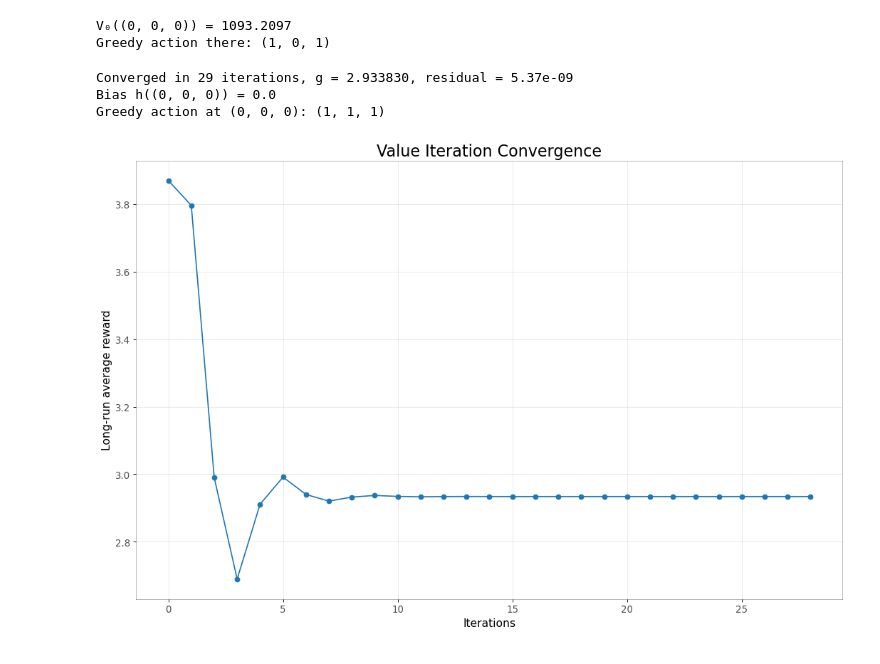
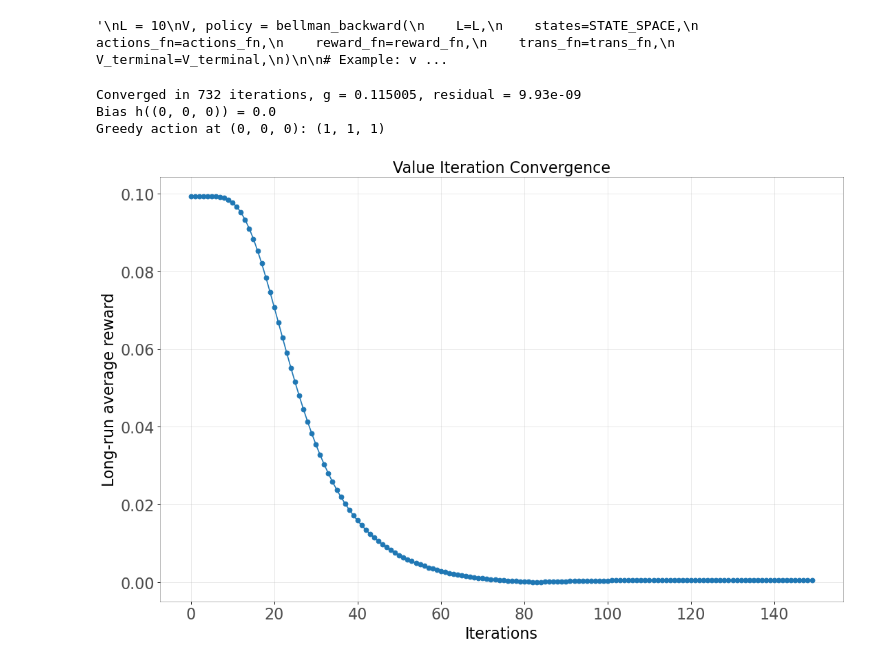
Before and after one commit to danielsloredo/Multi-Secretary-Dyn-Approx, a Jupyter notebook: long-run-average/lookahead_knapsack.ipynb, the cells around one changed output. Cells and saved outputs as stored; diff of their text form; code cells hidden in the pictures.

```diff
--- a/long-run-average/lookahead_knapsack.ipynb
+++ b/long-run-average/lookahead_knapsack.ipynb
@@ -154,13 +154,14 @@ def bellman_backward(
     return V, π
 # %%
 T = 500
-N = 50
+N = 10
 K = 3
-rewards = np.array([1, 2, 3])
-lam_values = np.array([.51, .72, .64])
-mu_values = np.array([.15, .15, .15])
-q = 5
+rewards = np.array([.25, .5, .75])
+lam_values = np.array([.1429, .1429, .1429])
+mu_values = np.array([.3492, .1587, .2212])/N
+q = 10
 drop_factor = 0.3
+x_ref       = (0, 0, 0)
 
 STATE_SPACE = build_state_space(q, K)
 
@@ -212,6 +213,6 @@ initial_states = np.array(list(initial_state_grid(q, K)))  # all initial states
 # ---------- example ----------
       # materialise as a list
 print(f"Number of states: {len(STATE_SPACE)}")      # 1001
-print(STATE_SPACE[:5])
-print(initial_states[:5])
+print(STATE_SPACE[:])
+#print(initial_states[:5])
 # %% [output]
@@ -225,7 +221,9 @@ Number of states: 56
 # %%
 
 in_state = {x: initial_states[i] for i, x in enumerate(STATE_SPACE)}  # all initial states are valid
-V_terminal = {x: fluid_value(lam_values, rewards, mu_values, T, in_state[x], q, loglevel=1)[0] for x in STATE_SPACE}
+V_terminal = {}
+for x in tqdm(STATE_SPACE):
+    V_terminal[x] = fluid_value(lam_values, rewards, mu_values, T, in_state[x], q, loglevel=1)[0]
 
 
 print("Fluid value:", V_terminal)
@@ -251,4 +457,5 @@ Fluid value: {(0, 0, 0): 1076.012522999992, (0, 0, 1): 1075.1251123749919, (0, 0
 # %%
+'''
 L = 10
 V, policy = bellman_backward(
     L=L,
@@ -260,12 +467,12 @@ V, policy = bellman_backward(
 )
 
 # Example: value of the empty system at stage 0
-x0 = (0, 0, 0)
+x0 = (0, 0, 0, 0, 0)
 print(f"V₀({x0}) = {V[0][x0]:.4f}")
 print(f"Greedy action there: {policy[0][x0]}")
+'''
 # %% [output]
-V₀((0, 0, 0)) = 1093.2097
-Greedy action there: (1, 0, 1)
+'\nL = 10\nV, policy = bellman_backward(\n    L=L,\n    states=STATE_SPACE,\n    actions_fn=actions_fn,\n    reward_fn=reward_fn,\n    trans_fn=trans_fn,\n    V_terminal=V_terminal,\n)\n\n# Example: v ...
 # %%
 import math
 from collections import defaultdict
@@ -469,35 +700,36 @@ h, g, policy, n_iter, resid, g_path = relative_value_iteration(
     actions_fn = actions_fn,
     reward_fn  = reward_fn,
     trans_fn   = trans_fn,
-    x_ref      = x_ref,  # initial bias
+    x_ref      = x_ref
 )
 
 print(f"Converged in {n_iter} iterations, g = {g:.6f}, residual = {resid[-1]:.2e}")
 print(f"Bias h({x_ref}) = {h[x_ref]:.1f}")
 print(f"Greedy action at {x_ref}: {policy[x_ref]}")
 # %% [output]
-Converged in 29 iterations, g = 2.933830, residual = 5.37e-09
+Converged in 732 iterations, g = 0.115005, residual = 9.93e-09
 Bias h((0, 0, 0)) = 0.0
 Greedy action at (0, 0, 0): (1, 1, 1)
 # %%
 import matplotlib.pyplot as plt
 
 plt.figure(figsize=(16,10), dpi= 80)
-plt.plot(g_path, marker='o')
-plt.xticks(rotation=0, fontsize=12, horizontalalignment='center', alpha=.7)
-plt.yticks(fontsize=12, alpha=.7)
+plt.plot(np.absolute(g_path[:150] - g), marker='o')
+plt.xticks(rotation=0, fontsize=20, horizontalalignment='center', alpha=.7)
+plt.yticks(fontsize=20, alpha=.7)
 plt.title('Value Iteration Convergence', fontsize=20)
 plt.grid(axis='both', alpha=.3)
-plt.xlabel('Iterations', fontsize = 14)
-plt.ylabel('Long-run average reward', fontsize = 14)
+plt.xlabel('Iterations', fontsize = 20)
+plt.ylabel('Long-run average reward', fontsize = 20)
 plt.gca().spines["top"].set_alpha(0.3)
 plt.gca().spines["bottom"].set_alpha(0.3)
 plt.gca().spines["right"].set_alpha(0.3)
 plt.gca().spines["left"].set_alpha(0.3)
+#plt.ylim(2,7)
 plt.show()
 plt.close()
 # %% [output]
-[figure, old version]
+[figure, new version]
 # %%
 ##############################################################################
 # Fast lookup:   state tuple  →  row/col index 0,…,S-1
```
Also changed, not shown: parts of 10 cells of this notebook, 11 other files.
